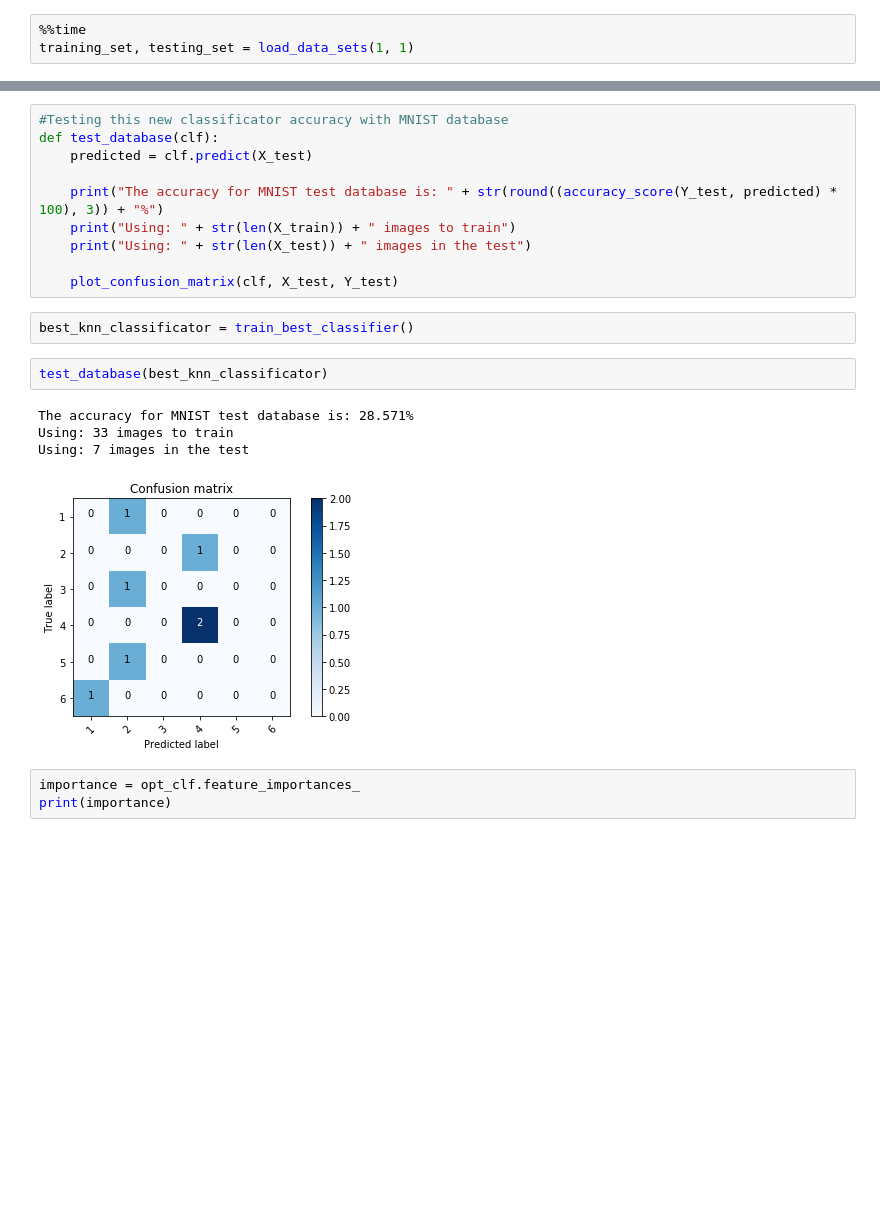
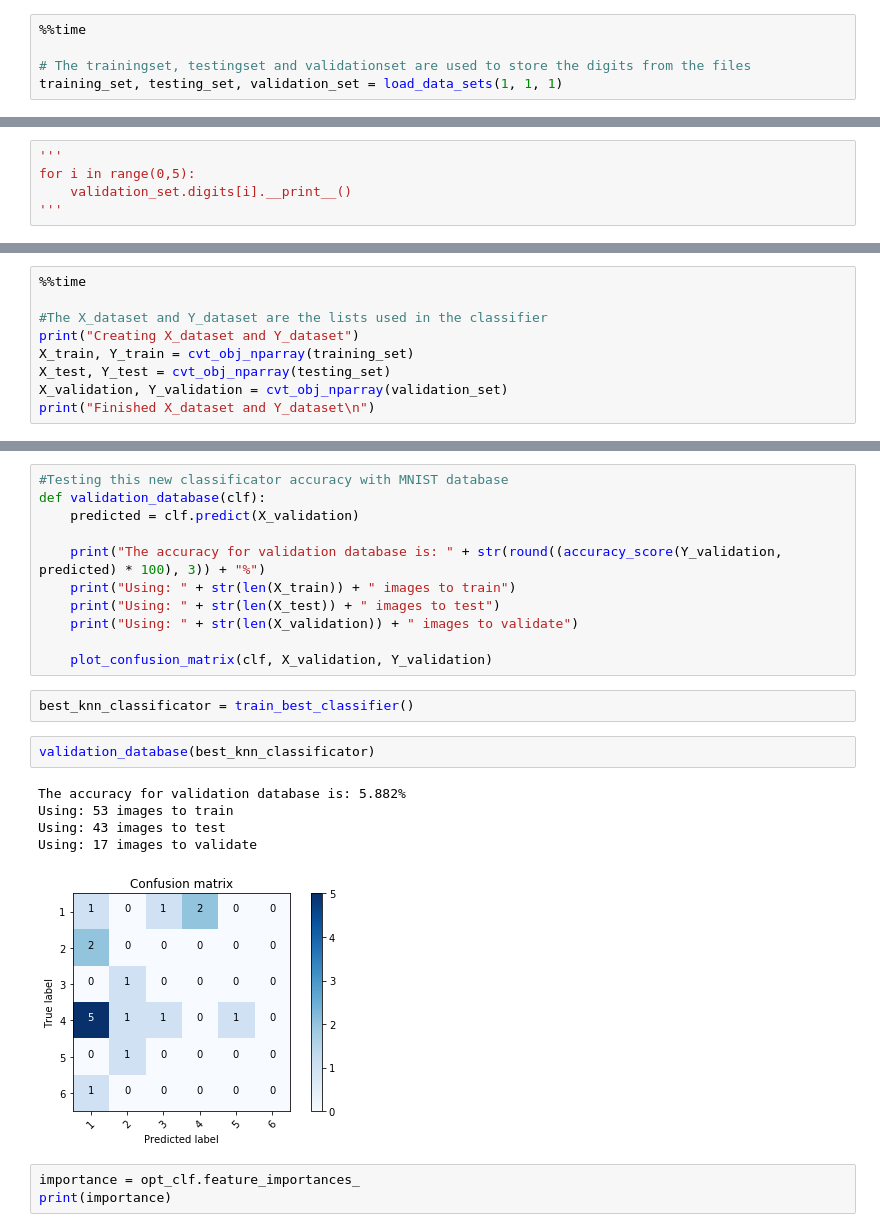
Before and after one commit to fernandolucasaa/Dice-Identification, a Jupyter notebook: knn_photos.ipynb, the cells around one changed output, grey strips where cells are left out. Drawn from its saved outputs; the diff is of its cells as text; blank space fills up the shorter version.

```diff
--- a/knn_photos.ipynb
+++ b/knn_photos.ipynb
@@ -175,4 +165,6 @@ def load_data_sets(n1, n2):
 # %%
 %%time
-training_set, testing_set = load_data_sets(1, 1)
+
+# The trainingset, testingset and validationset are used to store the digits from the files
+training_set, testing_set, validation_set = load_data_sets(1, 1, 1)
 # %% [output]
@@ -202,0 +187,5 @@ X_test, Y_test = cvt_obj_nparray(testing_set)
+# %%
+'''
+for i in range(0,5):
+    validation_set.digits[i].__print__()
+'''
@@ -202,0 +194,9 @@ X_test, Y_test = cvt_obj_nparray(testing_set)
+# %%
+%%time
+
+#The X_dataset and Y_dataset are the lists used in the classifier
+print("Creating X_dataset and Y_dataset")
+X_train, Y_train = cvt_obj_nparray(training_set)
+X_test, Y_test = cvt_obj_nparray(testing_set)
+X_validation, Y_validation = cvt_obj_nparray(validation_set)
+print("Finished X_dataset and Y_dataset\n")
@@ -368,23 +374,25 @@ def train_best_classifier():
     return classificator.fit(X_train, Y_train)
 # %%
 #Testing this new classificator accuracy with MNIST database
-def test_database(clf):
-    predicted = clf.predict(X_test)
+def validation_database(clf):
+    predicted = clf.predict(X_validation)
 
-    print("The accuracy for MNIST test database is: " + str(round((accuracy_score(Y_test, predicted) * 100), 3)) + "%")
+    print("The accuracy for validation database is: " + str(round((accuracy_score(Y_validation, predicted) * 100), 3)) + "%")
     print("Using: " + str(len(X_train)) + " images to train")
-    print("Using: " + str(len(X_test)) + " images in the test")
+    print("Using: " + str(len(X_test)) + " images to test")
+    print("Using: " + str(len(X_validation)) + " images to validate")
 
-    plot_confusion_matrix(clf, X_test, Y_test)
+    plot_confusion_matrix(clf, X_validation, Y_validation)
 # %%
 best_knn_classificator = train_best_classifier()
 # %%
-test_database(best_knn_classificator)
+validation_database(best_knn_classificator)
 # %% [output]
-The accuracy for MNIST test database is: 28.571%
-Using: 33 images to train
-Using: 7 images in the test
+The accuracy for validation database is: 5.882%
+Using: 53 images to train
+Using: 43 images to test
+Using: 17 images to validate
-[figure, old version]
+[figure, new version]
 # %%
 importance = opt_clf.feature_importances_
 print(importance)
```
Also changed, not shown: parts of 15 cells of this notebook.
